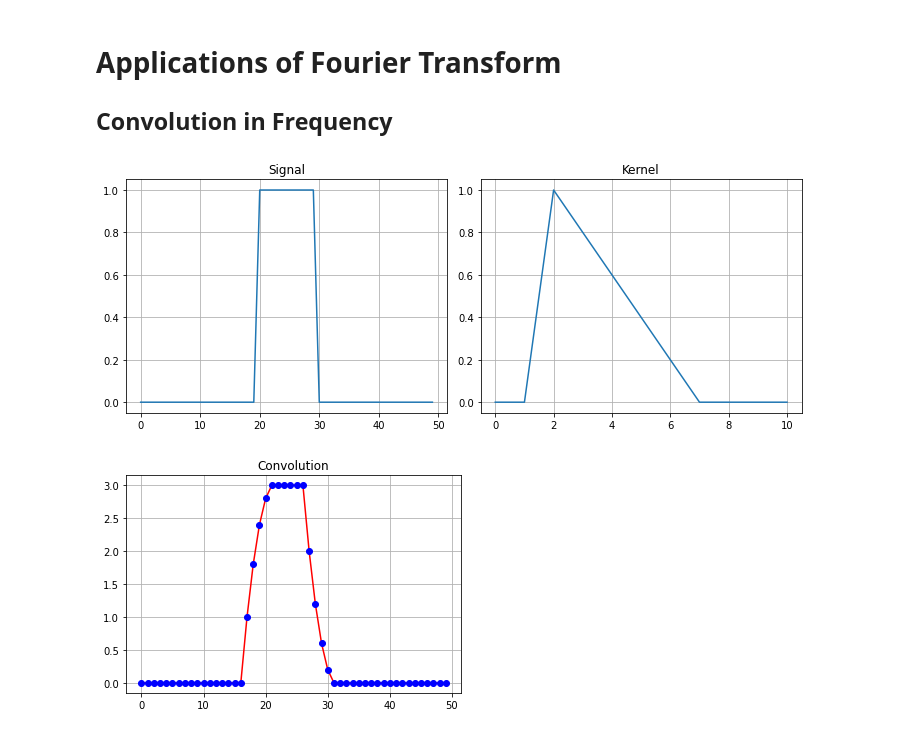
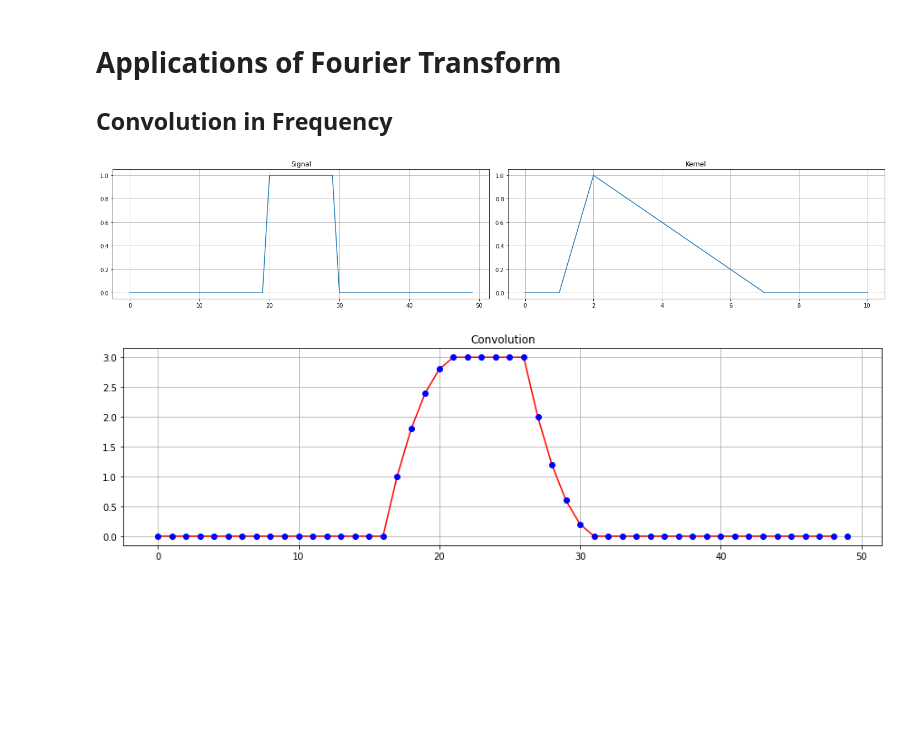
Before and after one commit to SM2A/Signals_and_Systems_Course_Projects, a Jupyter notebook: CA2/Source/4 - Applications of Fourier Transform.ipynb, the cells around one changed output. Drawn from its saved outputs; the diff is of its cells as text; code cells hidden in the pictures; blank space fills up the shorter version.

```diff
--- a/CA2/Source/4 - Applications of Fourier Transform.ipynb
+++ b/CA2/Source/4 - Applications of Fourier Transform.ipynb
@@ -8,37 +8,38 @@ from scipy import fftpack
 from matplotlib import pyplot as plot
 
 signal = numpy.zeros(50)
-signal[range(int(50 * .4),int(50 * .6))] = 1
+signal[range(int(50 * .4), int(50 * .6))] = 1
 
 kernel = numpy.zeros(11)
 kernel[range(int(11 * .25), int(11 * .8))] = numpy.linspace(1, 0, int(11 * .55))
 
-plot.figure(figsize=(10,4))
+plot.figure(figsize=(20,4))
 
 plot.subplot(1,2,1)
 plot.plot(signal)
 plot.title('Signal')
 plot.grid()
 
 plot.subplot(1,2,2)
 plot.plot(kernel)
 plot.title('Kernel')
 plot.grid()
 
 plot.tight_layout()
 plot.show()
 
-mx = fftpack.fft(signal,60)
-nx = fftpack.fft(kernel,60)
+s = fftpack.fft(signal,60)
+k = fftpack.fft(kernel,60)
 
-conv = numpy.real(fftpack.ifft(numpy.multiply(mx,nx)))
+conv = numpy.real(fftpack.ifft(numpy.multiply(s,k)))
 conv = conv[range(5, len(conv) - 6)]
 
+plot.figure(figsize=(15,4))
 plot.plot(conv, 'r')
 plot.title('Convolution')
 plot.grid()
 plot.plot(numpy.convolve(signal,kernel,mode='same'),'bo')
 plot.show()
 # %% [output]
-[figure, old version]
+[figure, new version]
-[figure, old version]
+[figure, new version]
```
Also changed, not shown: parts of 14 cells of this notebook.
